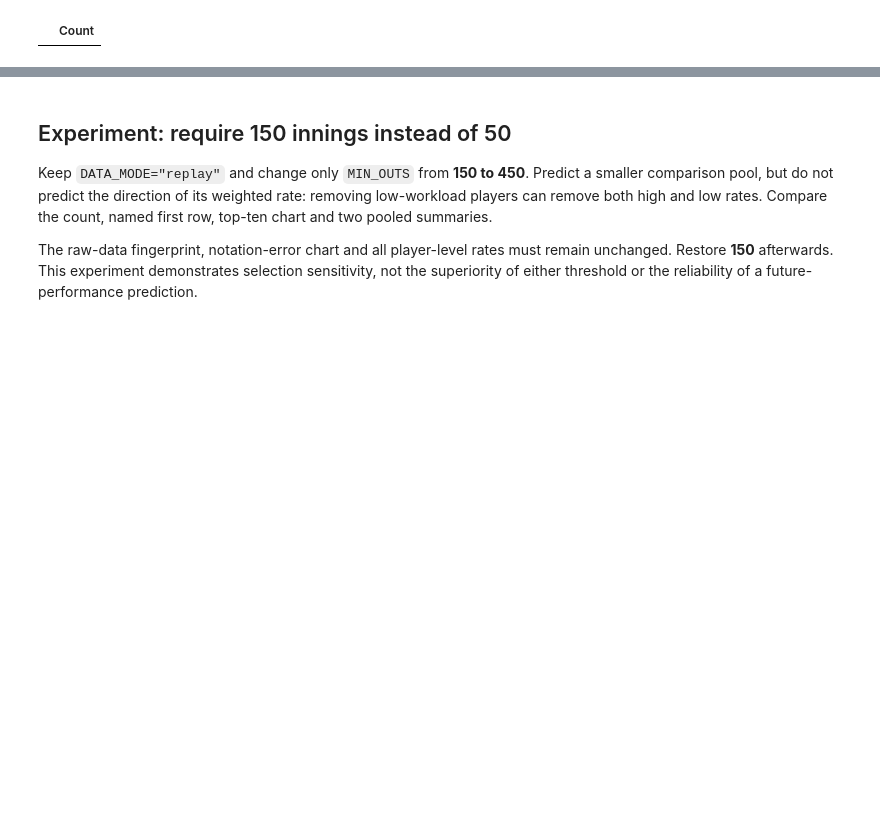
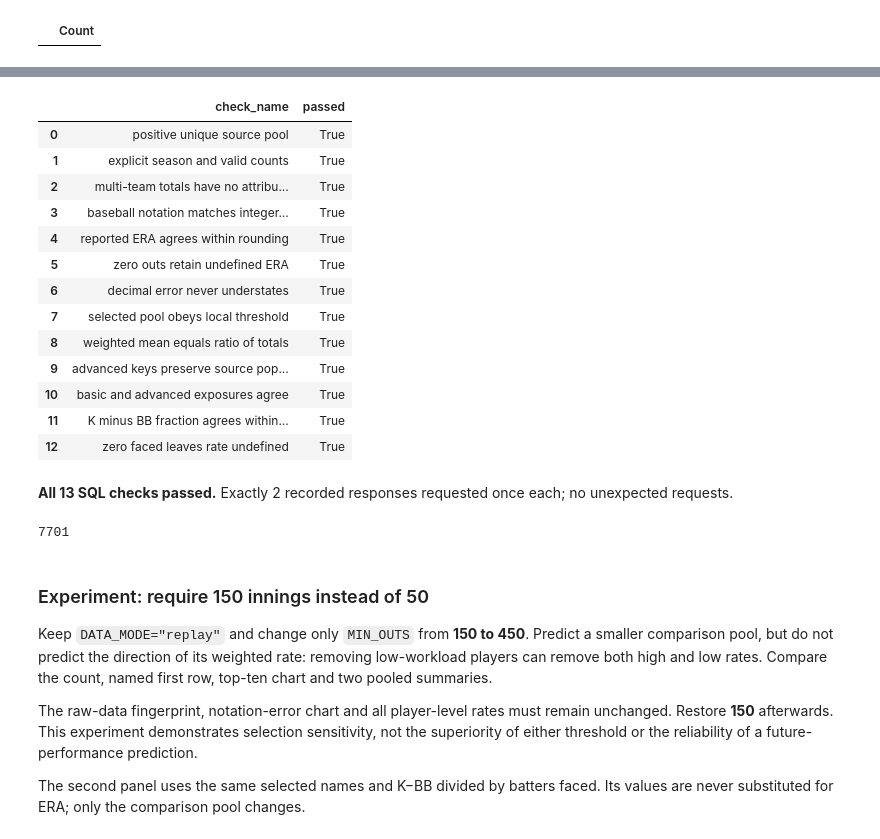
Before and after one commit to Query-farm/vgi-mlb, a Jupyter notebook: notebooks/01_outs_before_rates_before_rankings.ipynb, the cells around one changed output, grey strips where cells are left out. Drawn from its saved outputs; the diff is of its cells as text; code cells hidden in the pictures; blank space fills up the shorter version.

Commit message:
Expand MLB rate and scope notebooks with verified coverage [skip ci]

```diff
--- a/notebooks/01_outs_before_rates_before_rankings.ipynb
+++ b/notebooks/01_outs_before_rates_before_rankings.ipynb
@@ -321,7 +313,55 @@ At **150 outs (50 innings)**, **339 of 873 players** remain. The first displayed
+# %%
+display(checks)
+assert checks.passed.notna().all() and checks.passed.all(), checks.to_dict("records")
+prose(f"**All {len(checks)} SQL checks passed.** " + source.audit())
+Path("artifacts").mkdir(exist_ok=True)
+Path("artifacts/analysis-01.json").write_text(
+    json.dumps(
+        {
+            "parameters": {"DATA_MODE": DATA_MODE, "MIN_OUTS": MIN_OUTS},
+            "fingerprint": fingerprint,
+            "advanced_fingerprint": hashlib.sha256(
+                json.dumps(
+                    con.execute("SELECT * FROM rate_context ORDER BY player_id").fetchall(),
+                    default=str,
+                    separators=(",", ":"),
+                ).encode()
+            ).hexdigest(),
+            "diagnostics": diagnostics.to_dict("records"),
+            "notation": notation.to_dict("records"),
+            "leaders": leaders.to_dict("records"),
+            "rates": rates.to_dict("records"),
+            "checks": checks.to_dict("records"),
+            "requests": source.requests,
+        },
+        indent=2,
+        default=str,
+    )
+    + "\n"
+)
+# %% [output]
+|  | check_name | passed |
+| 0 | positive unique source pool | True |
+| 1 | explicit season and valid counts | True |
+| 2 | multi-team totals have no attribu... | True |
+| 3 | baseball notation matches integer... | True |
+| 4 | reported ERA agrees within rounding | True |
+| 5 | zero outs retain undefined ERA | True |
+| 6 | decimal error never understates | True |
+| 7 | selected pool obeys local threshold | True |
+| 8 | weighted mean equals ratio of totals | True |
+| 9 | advanced keys preserve source pop... | True |
+| 10 | basic and advanced exposures agree | True |
+| 11 | K minus BB fraction agrees within... | True |
+| 12 | zero faced leaves rate undefined | True |
+**All 13 SQL checks passed.** Exactly 2 recorded responses requested once each; no unexpected requests.
+7701
 # %% [markdown]
-## Experiment: require 150 innings instead of 50
+### Experiment: require 150 innings instead of 50
 
 Keep `DATA_MODE="replay"` and change only `MIN_OUTS` from **150 to 450**. Predict a smaller comparison pool, but do not predict the direction of its weighted rate: removing low-workload players can remove both high and low rates. Compare the count, named first row, top-ten chart and two pooled summaries.
 
 The raw-data fingerprint, notation-error chart and all player-level rates must remain unchanged. Restore **150** afterwards. This experiment demonstrates selection sensitivity, not the superiority of either threshold or the reliability of a future-performance prediction.
+
+The second panel uses the same selected names and K−BB divided by batters faced. Its values are never substituted for ERA; only the comparison pool changes.
 # %%
```
Also changed, not shown: parts of 17 cells of this notebook, 17 other files.
